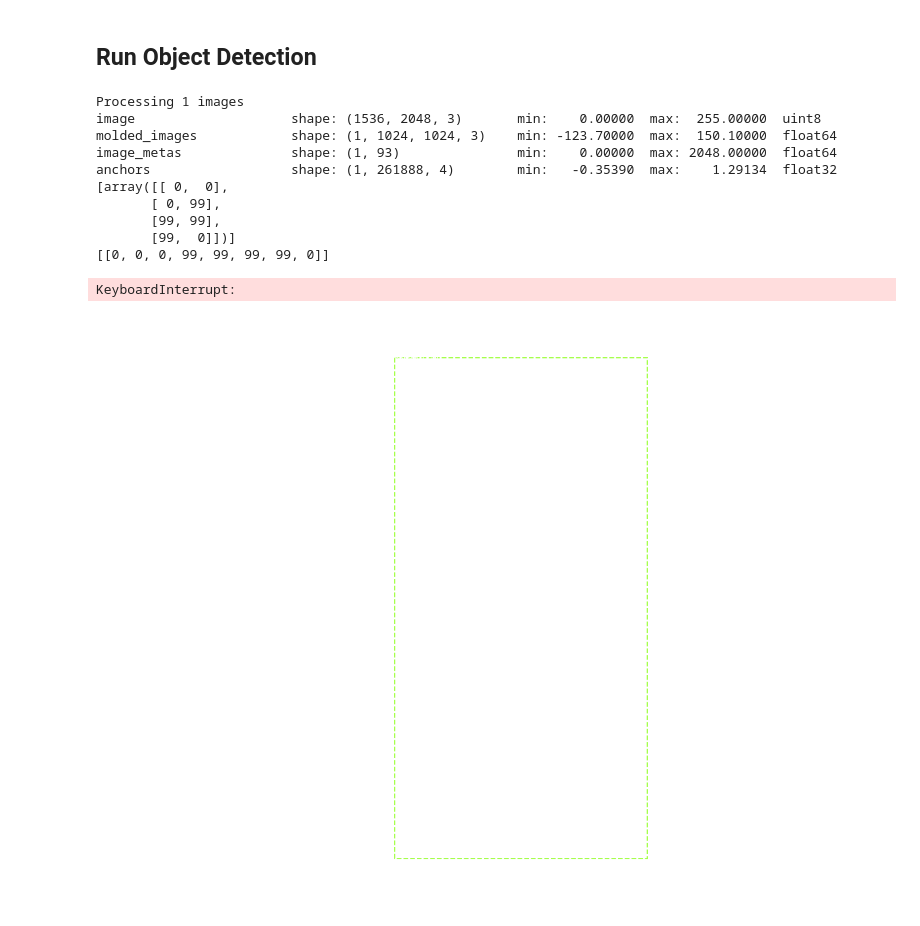
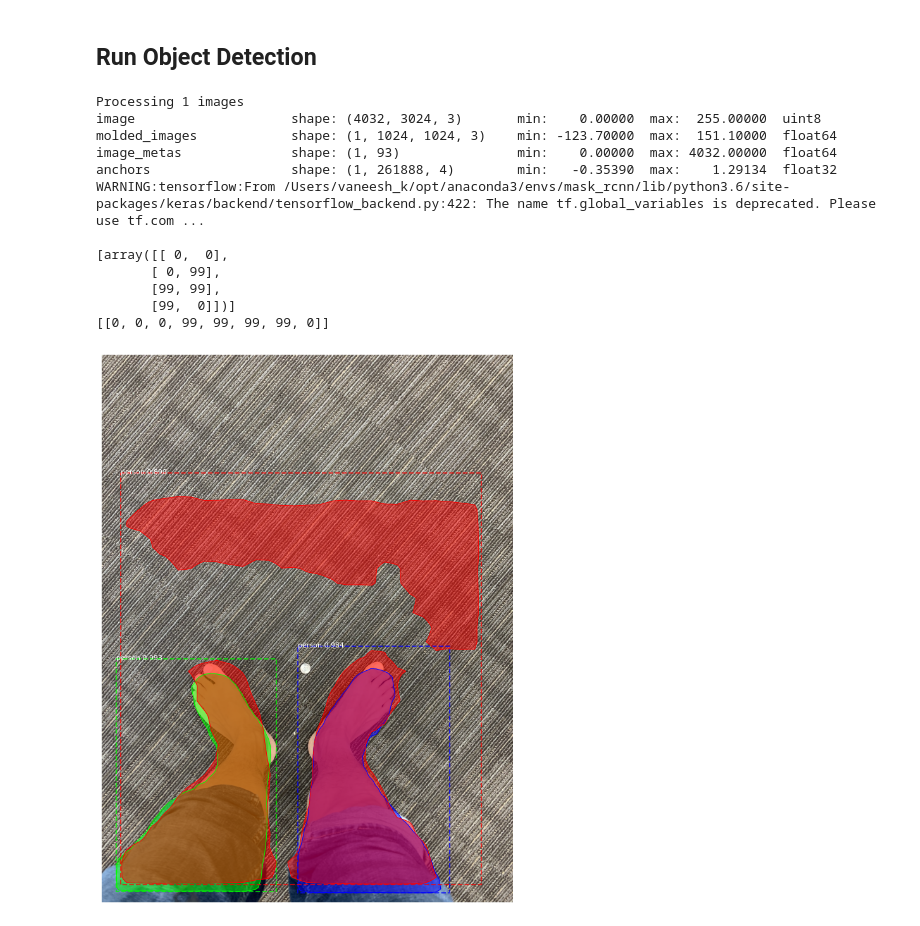
Before and after one commit to AetrexTechnology/Mask_RCNN, a Jupyter notebook: samples/demo.ipynb, the cells around one changed output. Saved outputs shown, nothing was run; the diff lists cells and outputs as text; code cells hidden in the pictures.

Commit message:
wrote aetrex dataset functionality.

```diff
--- a/samples/demo.ipynb
+++ b/samples/demo.ipynb
@@ -129,36 +150,37 @@ file_names = next(os.walk(IMAGE_DIR))[2]
 # skimage gives output in 4 channels sometime, if you get channel error than use
 #skimage.io.imread(os.path.join(IMAGE_DIR, random.choice(file_names)))[:,:,:3]
 
-image = skimage.io.imread('/Users/vaneesh_k/PycharmProjects/Mask_RCNN/datasets/balloon/train/34020010494_e5cb88e1c4_k.jpg')
+image = skimage.io.imread('/Users/vaneesh_k/PycharmProjects/Mask_RCNN/aetrex/run_this/sae_with_heel.jpg')
 # image = skimage.io.imread('/Users/vaneesh_k/PycharmProjects/Mask_RCNN/aetrex/images/image-20200623-190837-24a65b45.png')
 # Run detection
 results = model.detect([image], verbose=1)
 
 # Visualize results
 r = results[0]
 
 from imantics import Polygons, Mask
 
 # This can be any array
 array = np.ones((100, 100))
 
 polygons = Mask(array).polygons()
 
 print(polygons.points)
 print(polygons.segmentation)
 
 visualize.display_instances(image, r['rois'], r['masks'], r['class_ids'],
                             class_names, r['scores'])
 # %% [output]
 Processing 1 images
-image                    shape: (1536, 2048, 3)       min:    0.00000  max:  255.00000  uint8
-molded_images            shape: (1, 1024, 1024, 3)    min: -123.70000  max:  150.10000  float64
-image_metas              shape: (1, 93)               min:    0.00000  max: 2048.00000  float64
+image                    shape: (4032, 3024, 3)       min:    0.00000  max:  255.00000  uint8
+molded_images            shape: (1, 1024, 1024, 3)    min: -123.70000  max:  151.10000  float64
+image_metas              shape: (1, 93)               min:    0.00000  max: 4032.00000  float64
 anchors                  shape: (1, 261888, 4)        min:   -0.35390  max:    1.29134  float32
+WARNING:tensorflow:From /Users/vaneesh_k/opt/anaconda3/envs/mask_rcnn/lib/python3.6/site-packages/keras/backend/tensorflow_backend.py:422: The name tf.global_variables is deprecated. Please use tf.com ...
+
 [array([[ 0,  0],
        [ 0, 99],
        [99, 99],
        [99,  0]])]
 [[0, 0, 0, 99, 99, 99, 99, 0]]
-KeyboardInterrupt:
-[figure, old version]
+[figure, new version]
```
Also changed, not shown: parts of 2 cells of this notebook, 3 other files.
